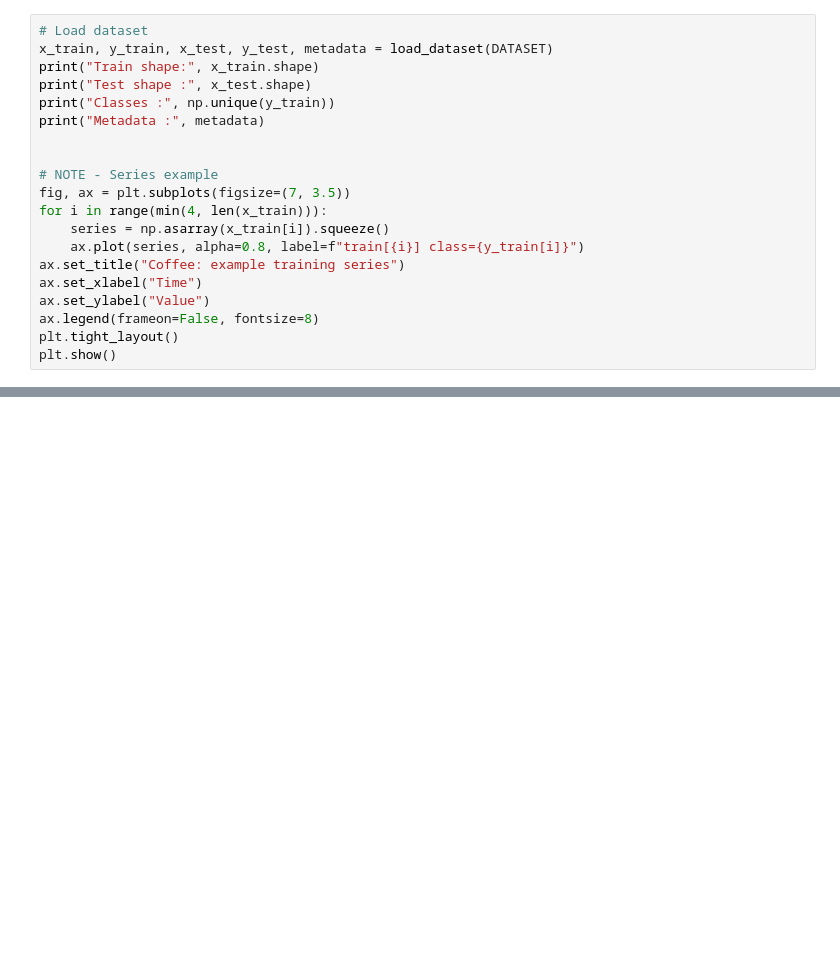
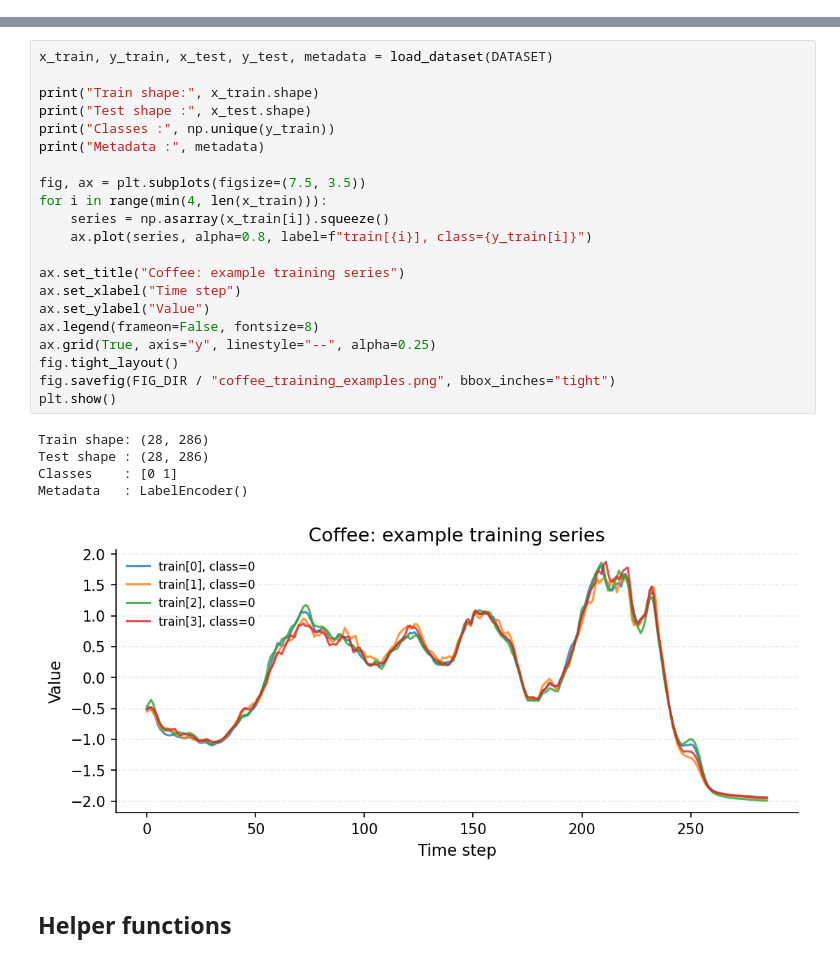
Before and after one commit to mcloue25/efficient-explainable-hydra, a Jupyter notebook: saliency_map - Coffee.ipynb, the cells around one changed output, grey strips where cells are left out. Cells and saved outputs as stored; diff of their text form; blank space fills up the shorter version.

```diff
--- a/saliency_map - Coffee.ipynb
+++ b/saliency_map - Coffee.ipynb
@@ -100,20 +0,0 @@ Figure dir: figures
-# %%
-# Load dataset
-x_train, y_train, x_test, y_test, metadata = load_dataset(DATASET)
-print("Train shape:", x_train.shape)
-print("Test shape :", x_test.shape)
-print("Classes :", np.unique(y_train))
-print("Metadata :", metadata)
-
-
-# NOTE - Series example
-fig, ax = plt.subplots(figsize=(7, 3.5))
-for i in range(min(4, len(x_train))):
-    series = np.asarray(x_train[i]).squeeze()
-    ax.plot(series, alpha=0.8, label=f"train[{i}] class={y_train[i]}")
-ax.set_title("Coffee: example training series")
-ax.set_xlabel("Time")
-ax.set_ylabel("Value")
-ax.legend(frameon=False, fontsize=8)
-plt.tight_layout()
-plt.show()
@@ -799,0 +110,29 @@ fig, ax = plot_variation_vs_discrimination(
+# %%
+x_train, y_train, x_test, y_test, metadata = load_dataset(DATASET)
+
+print("Train shape:", x_train.shape)
+print("Test shape :", x_test.shape)
+print("Classes :", np.unique(y_train))
+print("Metadata :", metadata)
+
+fig, ax = plt.subplots(figsize=(7.5, 3.5))
+for i in range(min(4, len(x_train))):
+    series = np.asarray(x_train[i]).squeeze()
+    ax.plot(series, alpha=0.8, label=f"train[{i}], class={y_train[i]}")
+
+ax.set_title("Coffee: example training series")
+ax.set_xlabel("Time step")
+ax.set_ylabel("Value")
+ax.legend(frameon=False, fontsize=8)
+ax.grid(True, axis="y", linestyle="--", alpha=0.25)
+fig.tight_layout()
+fig.savefig(FIG_DIR / "coffee_training_examples.png", bbox_inches="tight")
+plt.show()
+# %% [output]
+Train shape: (28, 286)
+Test shape : (28, 286)
+Classes    : [0 1]
+Metadata   : LabelEncoder()
+[figure, added]
+# %% [markdown]
+## Helper functions
```
Also changed, not shown: parts of 46 cells of this notebook.
